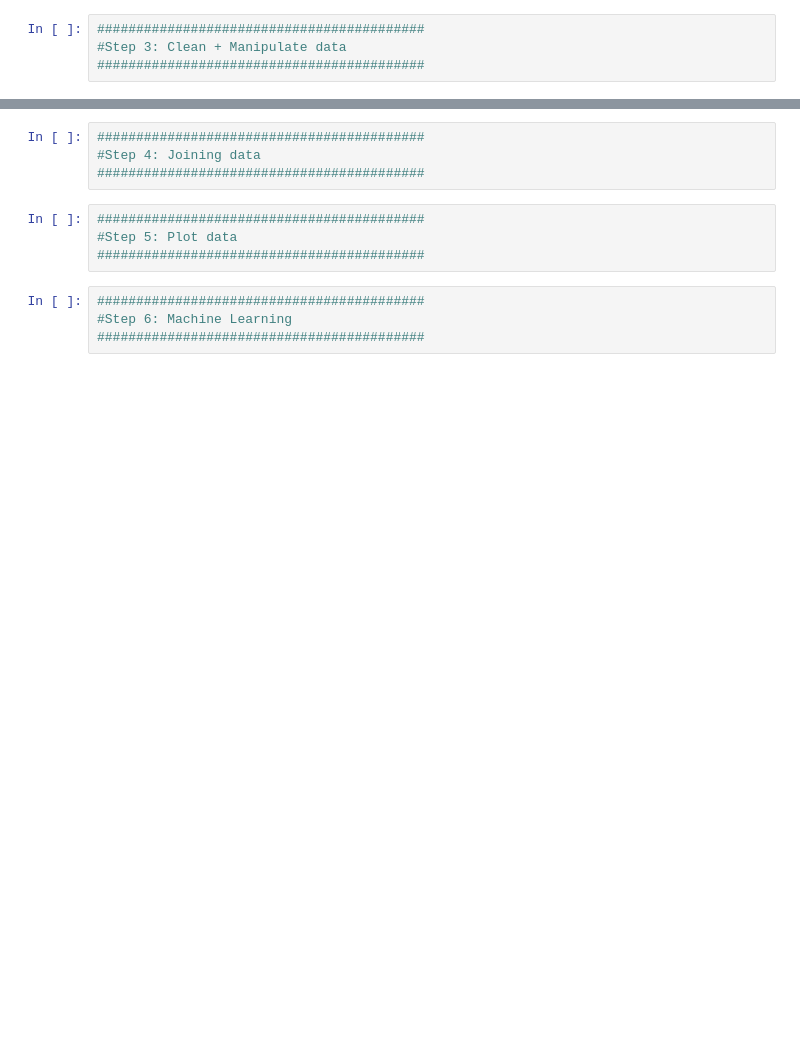
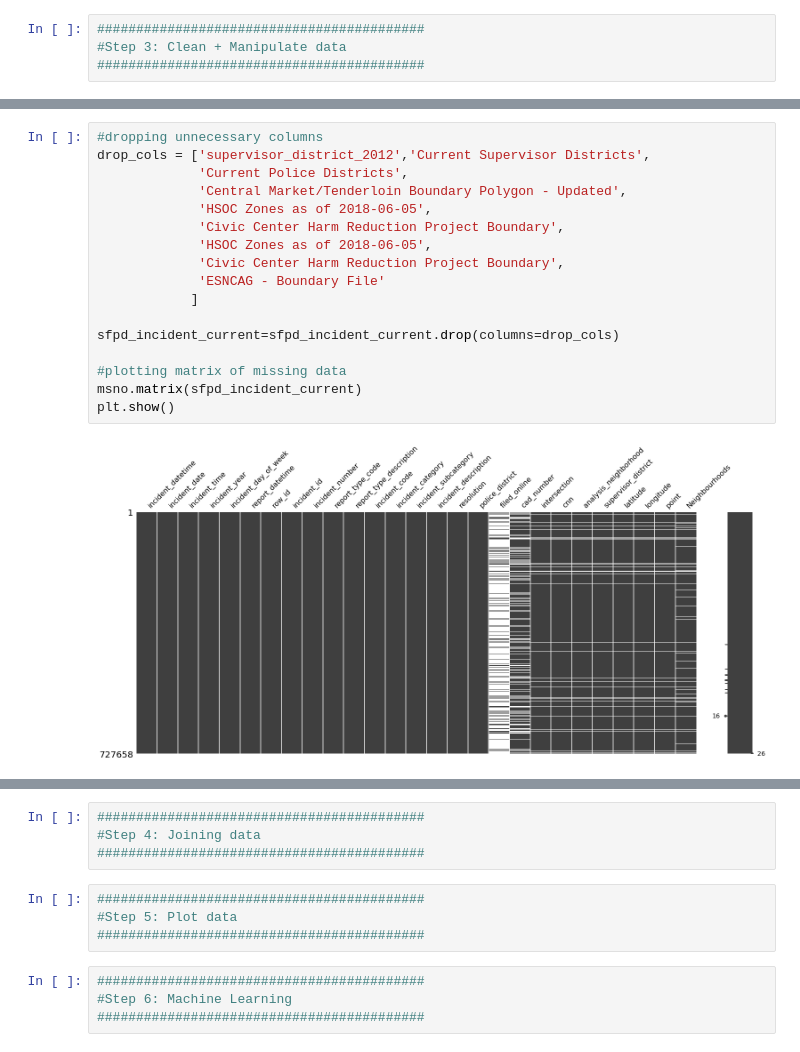
Before and after one commit to jlenehan/Chicago_Dispatch_Classification, a Jupyter notebook: UCDPA_JohnLenehan.ipynb, the cells around one changed output, grey strips where cells are left out. Saved outputs shown, nothing was run; the diff lists cells and outputs as text; blank space fills up the shorter version.

```diff
--- a/UCDPA_JohnLenehan.ipynb
+++ b/UCDPA_JohnLenehan.ipynb
@@ -85,0 +157,19 @@ for x in sfpd_incident_current.columns:
+# %%
+#dropping unnecessary columns
+drop_cols = ['supervisor_district_2012','Current Supervisor Districts',
+             'Current Police Districts',
+             'Central Market/Tenderloin Boundary Polygon - Updated',
+             'HSOC Zones as of 2018-06-05',
+             'Civic Center Harm Reduction Project Boundary',
+             'HSOC Zones as of 2018-06-05',
+             'Civic Center Harm Reduction Project Boundary',
+             'ESNCAG - Boundary File'
+            ]
+
+sfpd_incident_current=sfpd_incident_current.drop(columns=drop_cols)
+
+#plotting matrix of missing data
+msno.matrix(sfpd_incident_current)
+plt.show()
+# %% [output]
+[figure, added]
```
Also changed, not shown: parts of 7 cells of this notebook.
